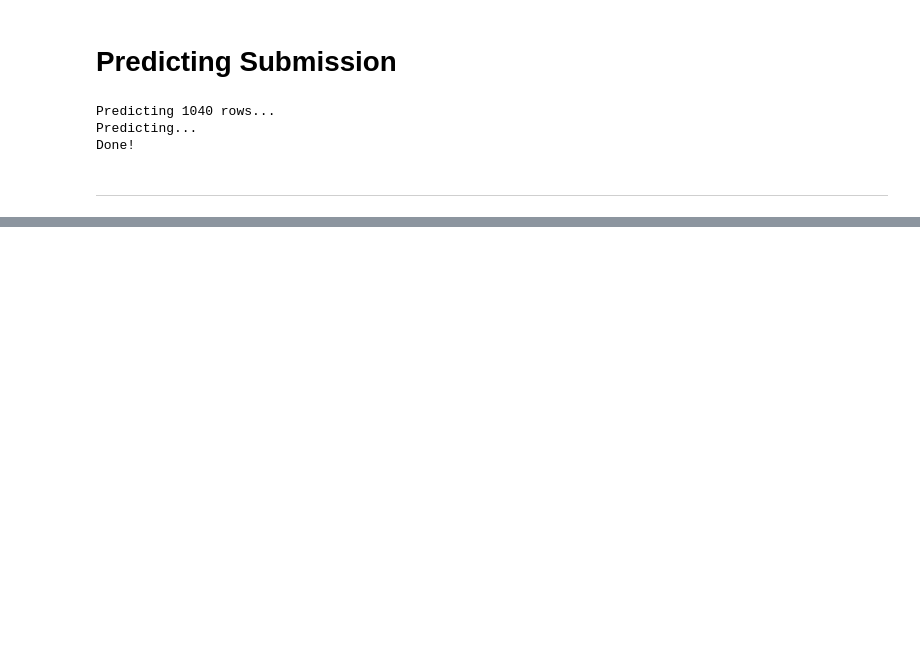
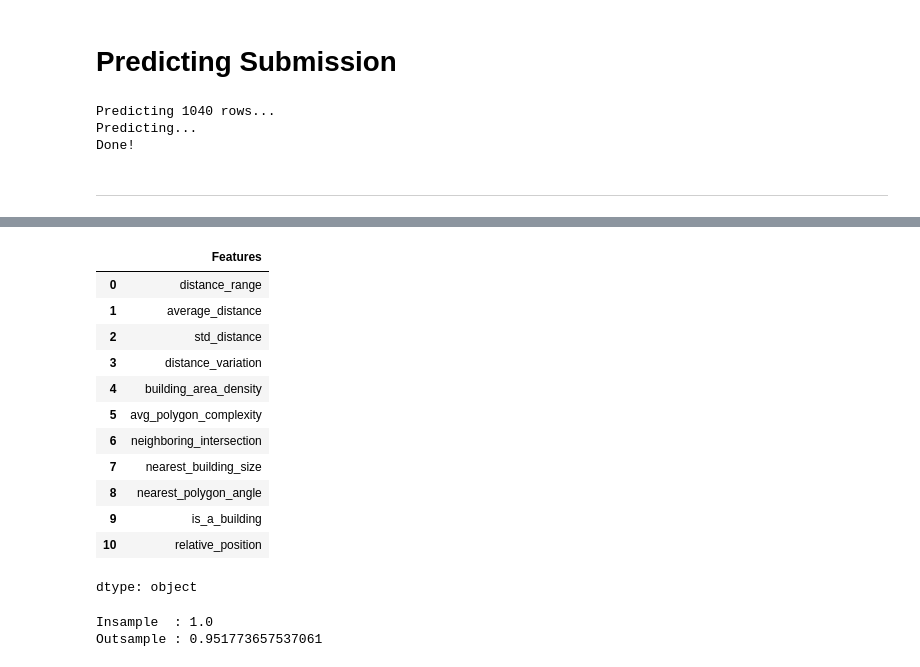
Before and after one commit to valliansayoga/ey-data-challenge-2025, a Jupyter notebook: EY2025_Training.ipynb, the cells around one changed output, grey strips where cells are left out. Drawn from its saved outputs; the diff is of its cells as text; code cells hidden in the pictures; blank space fills up the shorter version.

```diff
--- a/EY2025_Training.ipynb
+++ b/EY2025_Training.ipynb
@@ -401,0 +420,17 @@ Done!
+# %%
+import pandas as pd
+import numpy as np
+from sklearn.model_selection import train_test_split
+from sklearn.metrics import r2_score
+
+sub_df = pd.read_csv("https://challenge.ey.com/api/v1/storage/admin-files/8403843075872017-678a346b124df4f88e67ef26-Submission_template_UHI2025-v2.csv")
+df = pd.read_csv("https://challenge.ey.com/api/v1/storage/admin-files/7286921994693265-678a3479124df4f88e67ef7e-Training_data_uhi_index_UHI2025-v2.csv")
+# %%
+target = "UHI Index"
+to_drop = ["Latitude", "Longitude", "datetime", target]
+train_build = pd.read_csv("/content/drive/MyDrive/EY 2025/Train_Building_Features.csv")
+df_train = pd.concat([df, train_build], axis=1)
+
+X = df_train.drop(to_drop, axis=1, errors="ignore")
+y = df_train[target]
+X_train, X_test, y_train, y_test = train_test_split(X, y, random_state=0, train_size=0.8)
@@ -401,0 +493,36 @@ Done!
+# %%
+from sklearn.ensemble import ExtraTreesRegressor
+
+et = ExtraTreesRegressor(150, random_state=69, n_jobs=-1)
+et.fit(X_train, y_train)
+print("Insample  :", r2_score(y_train, et.predict(X_train)))
+print("Outsample :", r2_score(y_test, et.predict(X_test)))
+# %%
+importance = pd.DataFrame({"Features": X_train.columns, "Importance": et.feature_importances_}).sort_values("Importance", ascending=False).reset_index(drop=True)
+importance["cumulative_importance"] = (importance.Importance.cumsum() / importance.Importance.sum()).round(2)
+importance
+# %%
+threshold = 1.0
+pareto = importance[importance.cumulative_importance <= threshold].Features
+pareto
+# %% [output]
+|  | Features |
+| 0 | distance_range |
+| 1 | average_distance |
+| 2 | std_distance |
+| 3 | distance_variation |
+| 4 | building_area_density |
+| 5 | avg_polygon_complexity |
+| 6 | neighboring_intersection |
+| 7 | nearest_building_size |
+| 8 | nearest_polygon_angle |
+| 9 | is_a_building |
+| 10 | relative_position |
+dtype: object
+# %%
+et.fit(X_train[pareto], y_train)
+print("Insample  :", r2_score(y_train, et.predict(X_train[pareto])))
+print("Outsample :", r2_score(y_test, et.predict(X_test[pareto])))
+# %% [output]
+Insample  : 1.0
+Outsample : 0.951773657537061
```
Also changed, not shown: parts of 17 cells of this notebook.
